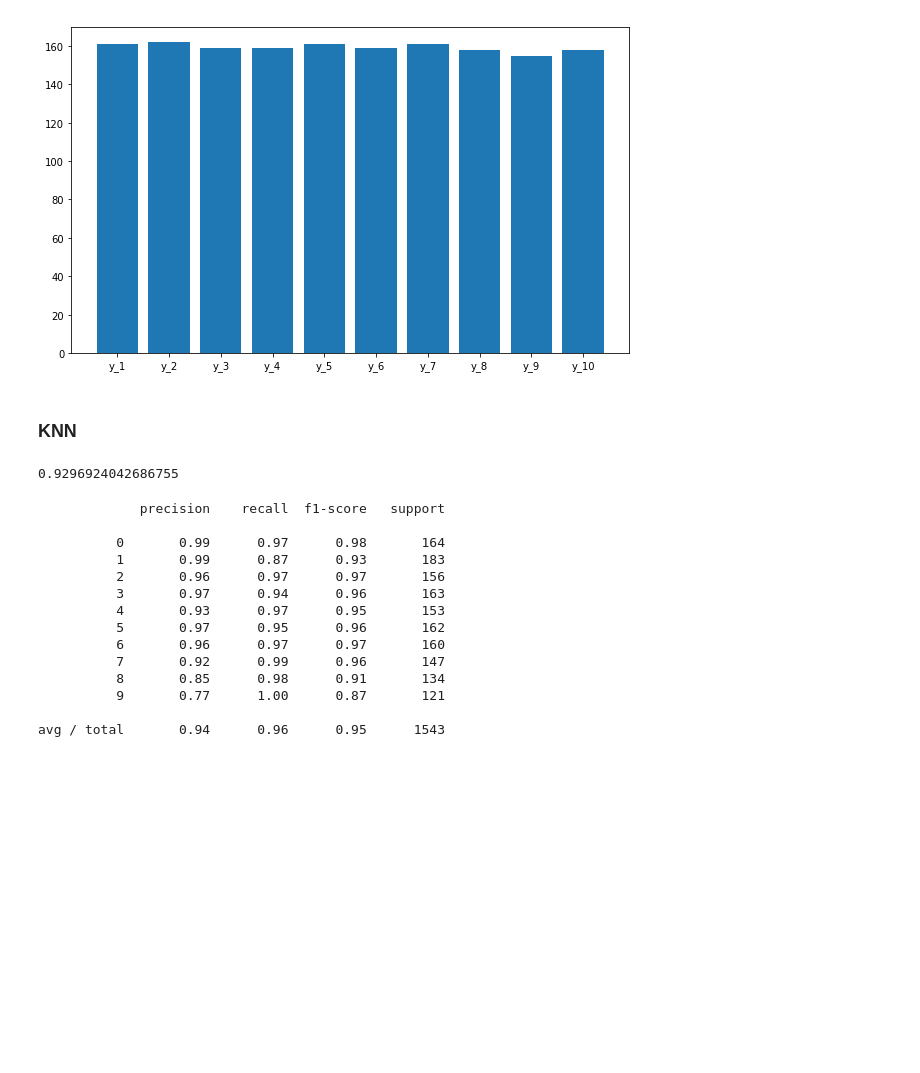
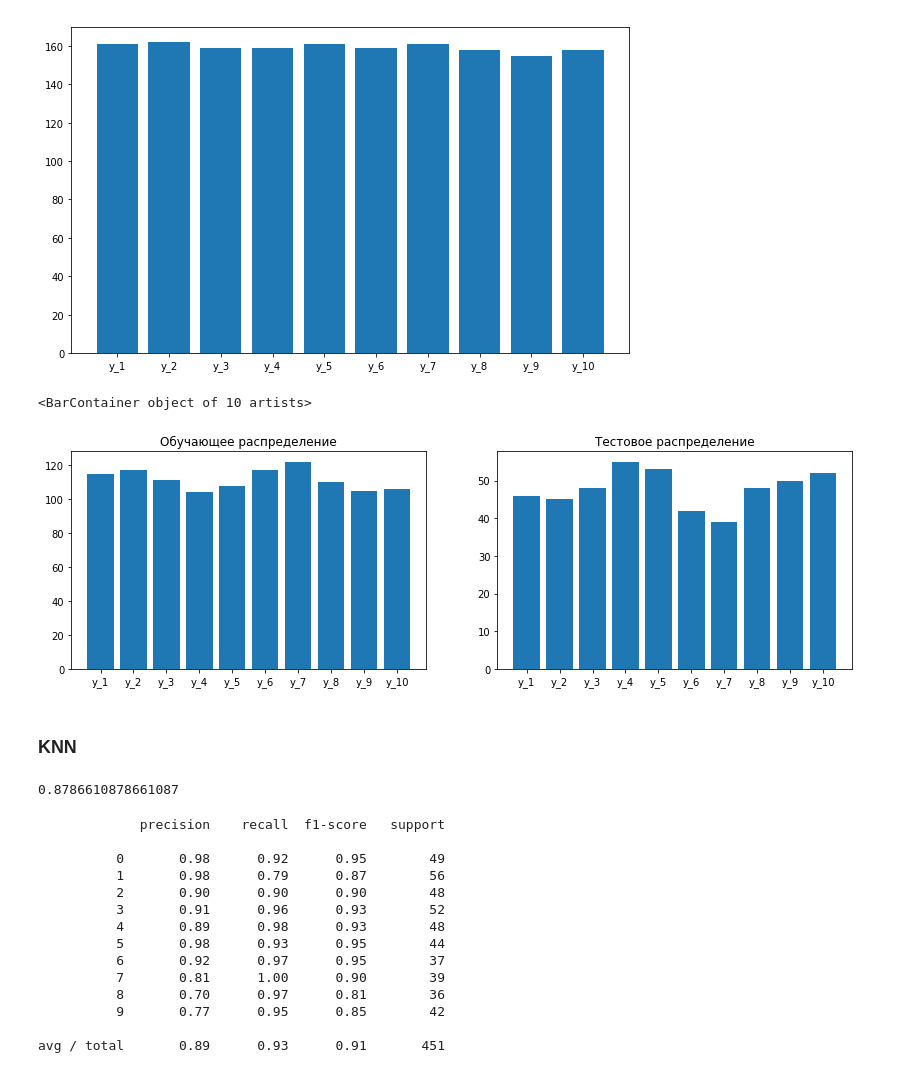
Before and after one commit to vench/study, a Jupyter notebook: lab_4.ipynb, the cells around one changed output. Drawn from its saved outputs; the diff is of its cells as text; code cells hidden in the pictures; blank space fills up the shorter version.

```diff
--- a/lab_4.ipynb
+++ b/lab_4.ipynb
@@ -81,36 +81,48 @@ plt.bar(target_names, data)
 #import seaborn as sns
 
 #sns.pairplot(df, hue = 'target')
+# %%
+from sklearn.model_selection import train_test_split
+
+X_train, X_test, y_train, y_test = train_test_split(df[data_names], df[target_names], test_size=0.30, random_state=42)
+# %%
+
+plt.figure(figsize = (14, 4))
+ax = plt.subplot(1,2, 1)
+plt.title(u'Обучающее распределение')
+ax.bar(target_names, y_train.sum())
+ax = plt.subplot(1,2, 2)
+plt.title(u'Тестовое распределение')
+ax.bar(target_names, y_test.sum())
+# %% [output]
+<BarContainer object of 10 artists>
+[figure, added]
 # %% [markdown]
 ### KNN
 # %%
 from sklearn.neighbors import KNeighborsClassifier
 from sklearn.metrics import classification_report
 from sklearn.pipeline import Pipeline
-# %%
-knn = KNeighborsClassifier()
-
-nca_pipe = Pipeline([('knn', knn)])
-nca_pipe.fit(df[data_names], df[target_names])
-
-
-print(nca_pipe.score(df[data_names], df[target_names]))
-# %% [output]
-0.9296924042686755
+# %%
+knn = KNeighborsClassifier(p=2)
+knn.fit(X_train, y_train)
+print(knn.score(X_test, y_test))
+# %% [output]
+0.8786610878661087
 # %%
-print classification_report(knn.predict(df[data_names]), df[target_names])
+print classification_report(knn.predict(X_test), y_test)
 # %% [output]
              precision    recall  f1-score   support
 
-          0       0.99      0.97      0.98       164
-          1       0.99      0.87      0.93       183
-          2       0.96      0.97      0.97       156
-          3       0.97      0.94      0.96       163
-          4       0.93      0.97      0.95       153
-          5       0.97      0.95      0.96       162
-          6       0.96      0.97      0.97       160
-          7       0.92      0.99      0.96       147
-          8       0.85      0.98      0.91       134
-          9       0.77      1.00      0.87       121
+          0       0.98      0.92      0.95        49
+          1       0.98      0.79      0.87        56
+          2       0.90      0.90      0.90        48
+          3       0.91      0.96      0.93        52
+          4       0.89      0.98      0.93        48
+          5       0.98      0.93      0.95        44
+          6       0.92      0.97      0.95        37
+          7       0.81      1.00      0.90        39
+          8       0.70      0.97      0.81        36
+          9       0.77      0.95      0.85        42
 
-avg / total       0.94      0.96      0.95      1543
+avg / total       0.89      0.93      0.91       451
```
Also changed, not shown: parts of 20 cells of this notebook.
